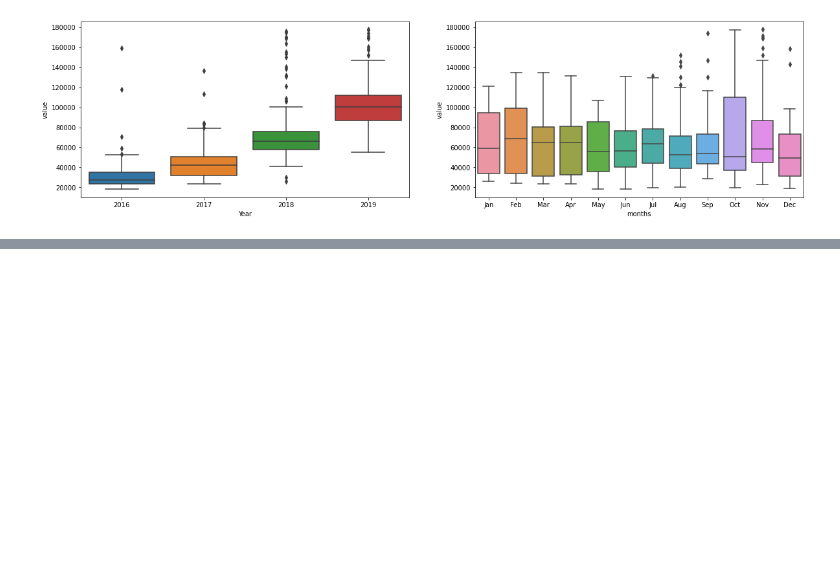
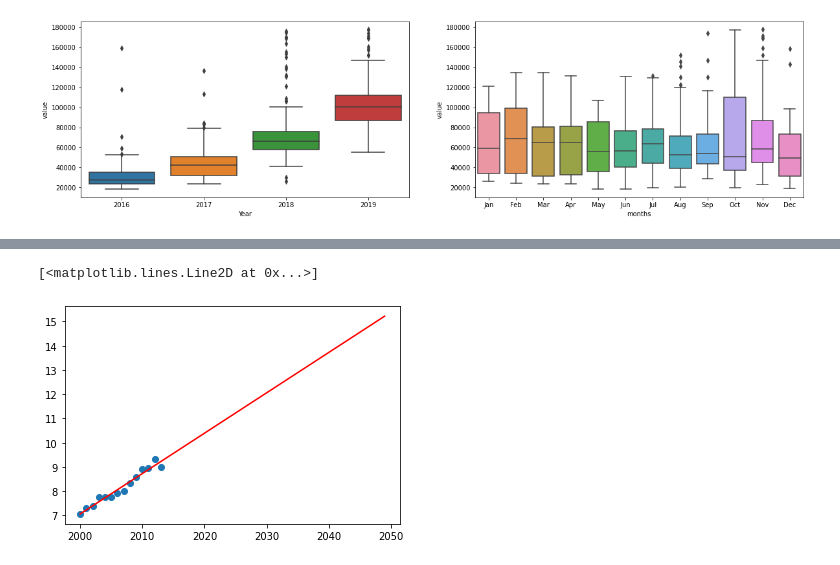
Before and after one commit to SebastianBentert/example_code, a Jupyter notebook: freecodedataanalysis.ipynb, the cells around one changed output, grey strips where cells are left out. Saved outputs shown, nothing was run; the diff lists cells and outputs as text; code cells hidden in the pictures; blank space fills up the shorter version.

```diff
--- a/freecodedataanalysis.ipynb
+++ b/freecodedataanalysis.ipynb
@@ -190,0 +225,12 @@ draw_box_plot()
+# %%
+df=df[df['Year']>=2000]
+# %%
+res = linregress(df['Year'],df['CSIRO Adjusted Sea Level'])
+years=np.arange(2000, 2050, 1)
+line = [res.slope*year + res.intercept for year in years]
+# %%
+plt.plot(df['Year'],df['CSIRO Adjusted Sea Level'], 'o')
+plt.plot(years, line, 'r')
+# %% [output]
+[<matplotlib.lines.Line2D at 0x...>]
+[figure, added]
```
Also changed, not shown: parts of 4 cells of this notebook.
